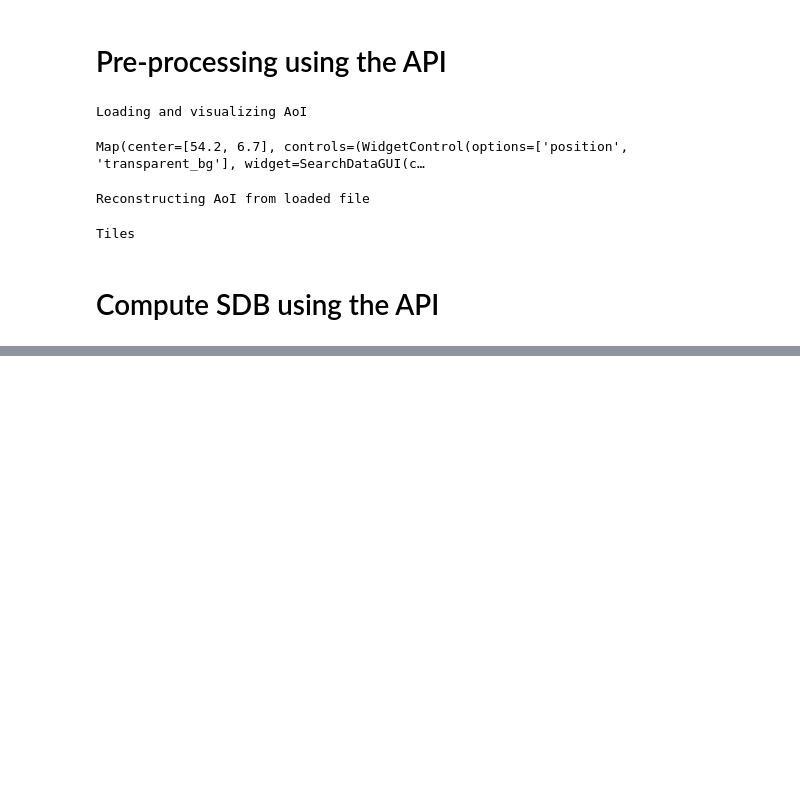
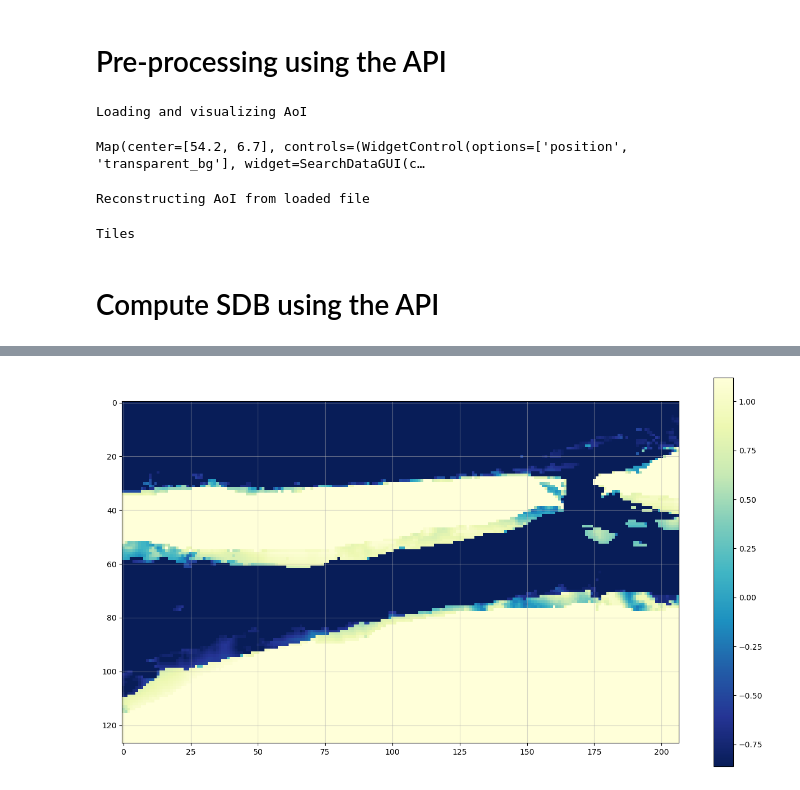
Before and after one commit to openearth/eo-bathymetry, a Jupyter notebook: notebooks/cmems-bathymetry/method_improvements.ipynb, the cells around one changed output, grey strips where cells are left out. Cells and saved outputs as stored; diff of their text form; code cells hidden in the pictures; blank space fills up the shorter version.

```diff
--- a/notebooks/cmems-bathymetry/method_improvements.ipynb
+++ b/notebooks/cmems-bathymetry/method_improvements.ipynb
@@ -157,10 +124,10 @@ if draw_AoI == 1:
     features = []
     features.append(Feature(geometry=AoI, properties={"AoI": project_name}))
     feature_collection = FeatureCollection(features)
-    with open(os.path.join(main_fol,"AOI",project_name + ".geojson"), "w") as f: # geojson
+    with open(os.path.join(main_fol,"00_miscellaneous\AOIs",project_name + ".geojson"), "w") as f: # geojson
         dump(feature_collection, f)
     gdr = gpd.GeoDataFrame({"properties":{"AoI": project_name}, "geometry": AoI}, crs="EPSG:4326") #shp
-    gdr.to_file(os.path.join(main_fol,"AOI",project_name+".shp"))
+    gdr.to_file(os.path.join(main_fol,"00_miscellaneous\AOIs",project_name+".shp"))
     bounds = ee.Geometry.Polygon([[[a,b] for a, b in zip(*AoI.exterior.coords.xy)]])
 
 if draw_AoI == 0:
@@ -909,0 +180,12 @@ Map(center=[53.696663843187544, 7.294921876971232], controls=(WidgetControl(opti
+# %%
+tiled = tiles[sel_tile]
+tx_in = "1065.0" #"1065.0" #"1053.0"
+ty_in = "660.0" #"660.0" #"646.0"
+tile = ee.Feature(tiled.filterMetadata("tx", "equals", tx_in).filterMetadata("ty", "equals", ty_in).first()) #11
+# tile = ee.Feature(tiled.filterMetadata("tx", "equals", "4261.0").filterMetadata("ty", "equals", "2641.0").first()) #13
+# tile
+
+# buffered tile (for smoothing edges); 5 pixel agreed on with partners
+tile = tile.buffer(5*scale/111120, proj="EPSG:4326") # quick fix for unequal buffer in EPSG3857: https://www.reddit.com/r/QGIS/comments/oo1jgh/buffer_points_on_epsg_4326_wgs_84/
+Map.addLayer(tile, {}, "AoI_buffered")
+tile
@@ -909,0 +841,20 @@ Map(center=[53.696663843187544, 7.294921876971232], controls=(WidgetControl(opti
+# %%
+# get array and check values
+#band_arrs = ndwi.reproject(crs = ee.Projection('EPSG:4326'), scale=scale).sampleRectangle(region=bounds)
+# band_arrs = NDWICollection.first().reproject(crs = ee.Projection('EPSG:4326'), scale=scale).sampleRectangle(region=bounds)
+#band_arrs = NDWICollectionMapped.first().reproject(crs = ee.Projection('EPSG:4326'), scale=scale).sampleRectangle(region=bounds)
+#band_arrs = gridCellWaterOccurrenceOutput.reproject(crs = ee.Projection('EPSG:4326'), scale=scale).sampleRectangle(region=bounds)
+band_arrs = image.reproject(crs = ee.Projection('EPSG:4326'), scale=scale).sampleRectangle(region=bounds)
+#band_arrs = waterElev.reproject(crs = ee.Projection('EPSG:4326'), scale=scale).sampleRectangle(region=bounds)
+#band_arr = band_arrs.get('ndwi')
+# band_arr = band_arrs.get('ndwi_waterweight')
+#band_arr = band_arrs.get('weight')
+# band_arr = band_arrs.get('waterOccurrenceCount')
+#band_arr = band_arrs.get('waterOccurrencePercentage')
+#band_arr = band_arrs.get('waterOccurrencePercentageWeighted')
+# band_arr = band_arrs.get('ndwiMedian')
+#band_arr = band_arrs.get("intertidal_elevation")
+band_arr = band_arrs.get("intertidal_elevationweighted")
+np_arr = np.array(band_arr.getInfo())
+print(np_arr.shape)
+print(np_arr)
@@ -909,0 +876,11 @@ Map(center=[53.696663843187544, 7.294921876971232], controls=(WidgetControl(opti
+# %%
+# plot data array
+plt.figure(figsize=(16,9))
+#plt.imshow(np_arr, cmap="Greys_r")#vmin=-0.05, vmax=0.15
+plt.imshow(np_arr, cmap="YlGnBu_r")#vmin=-0.05, vmax=0.15
+plt.grid(alpha=0.5)
+# plt.clim(0,1)
+plt.colorbar()
+plt.show()
+# %% [output]
+[figure, added]
```
Also changed, not shown: parts of 64 cells of this notebook, 2 other files.
